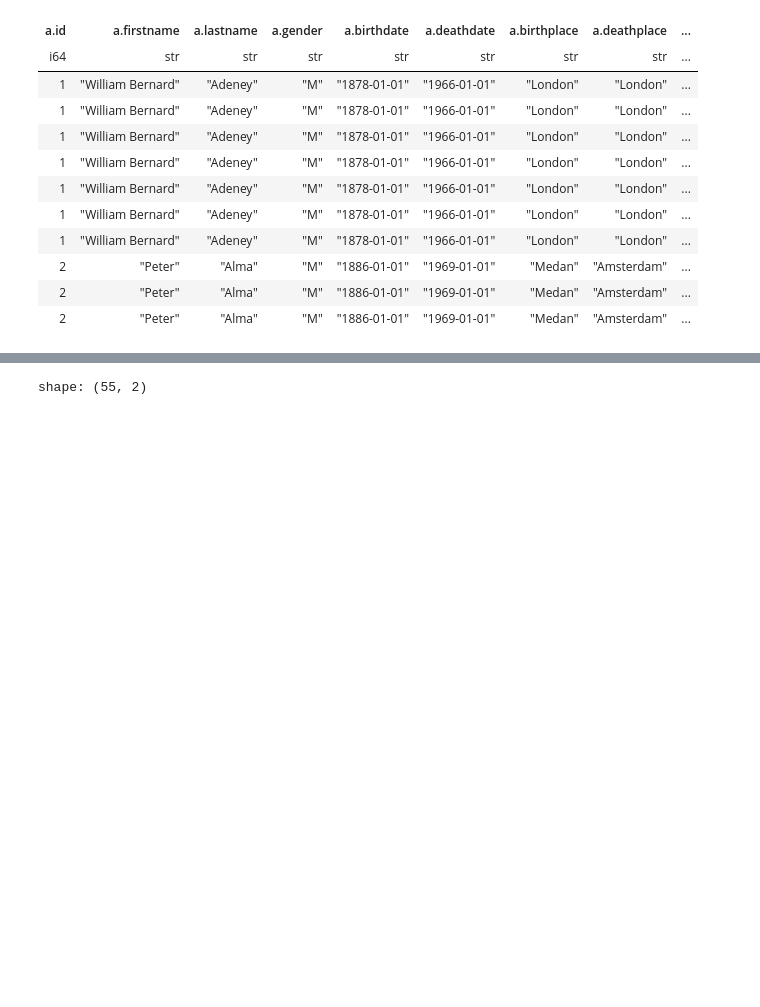
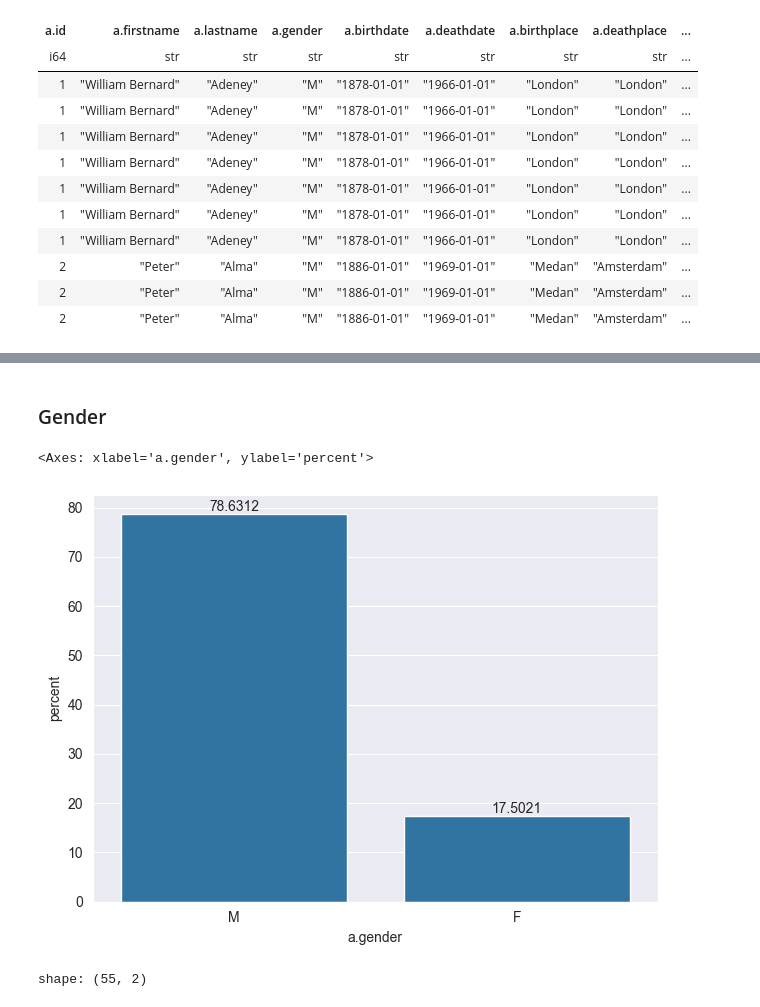
Before and after one commit to rolandramp/infoVis24G4, a Jupyter notebook: InfoVis24G4Ex1/Analysis.ipynb, the cells around one changed output, grey strips where cells are left out. Cells and saved outputs as stored; diff of their text form; code cells hidden in the pictures; blank space fills up the shorter version.

```diff
--- a/InfoVis24G4Ex1/Analysis.ipynb
+++ b/InfoVis24G4Ex1/Analysis.ipynb
@@ -24,8 +103,15 @@ shape: (10, 19)
+# %% [markdown]
+### Gender
 # %%
 import seaborn as sns
 
-artvis_national = artvis_df.select('a.id', 'a.gender').group_by('a.id', 'a.gender').len().select('a.id', 'a.gender')
-sns.countplot(data=artvis_national, x='a.gender')
+plot = sns.countplot(data=artists_df, x='a.gender', stat='percent')
+plot.bar_label(plot.containers[0])
+plt.tight_layout()
+plot
+# %% [output]
+<Axes: xlabel='a.gender', ylabel='percent'>
+[figure, added]
 # %%
 artvis_df.select('a.id','a.nationality').group_by('a.id','a.nationality').len().group_by('a.nationality').len().sort('len',descending=True)
 # %% [output]
```
Also changed, not shown: parts of 23 cells of this notebook, 1 other file.
